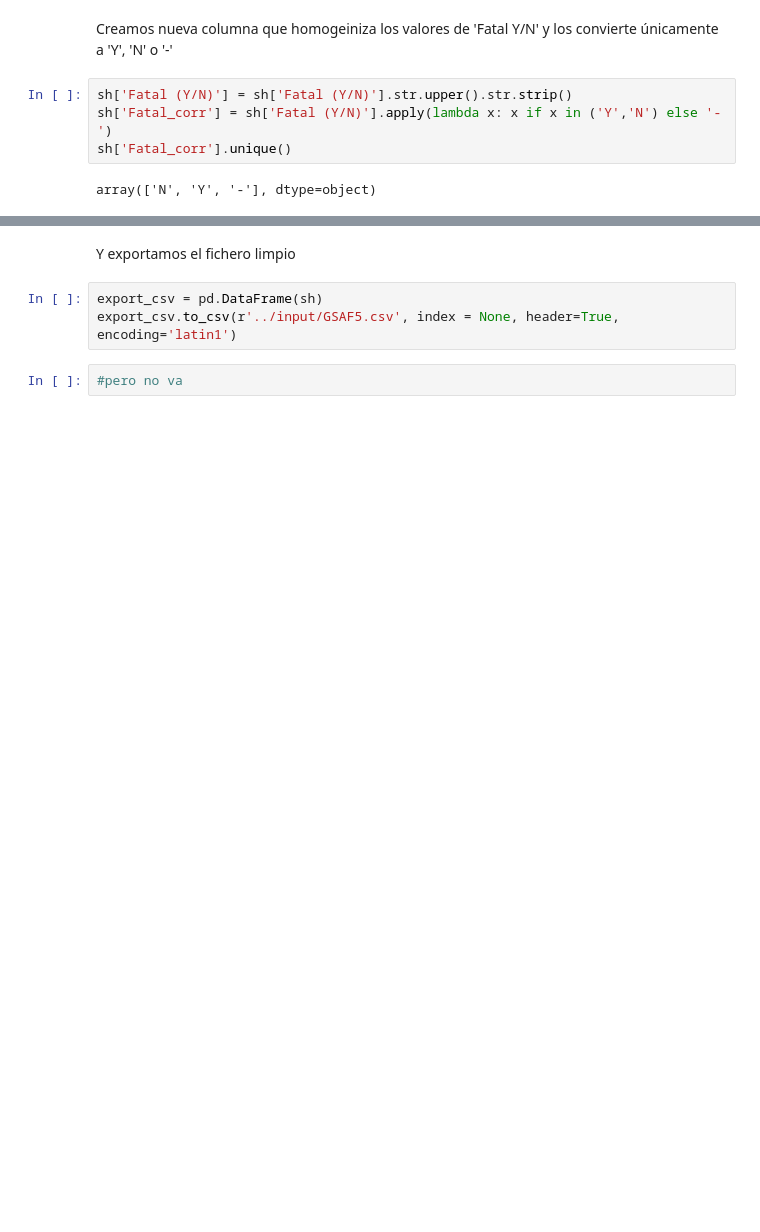
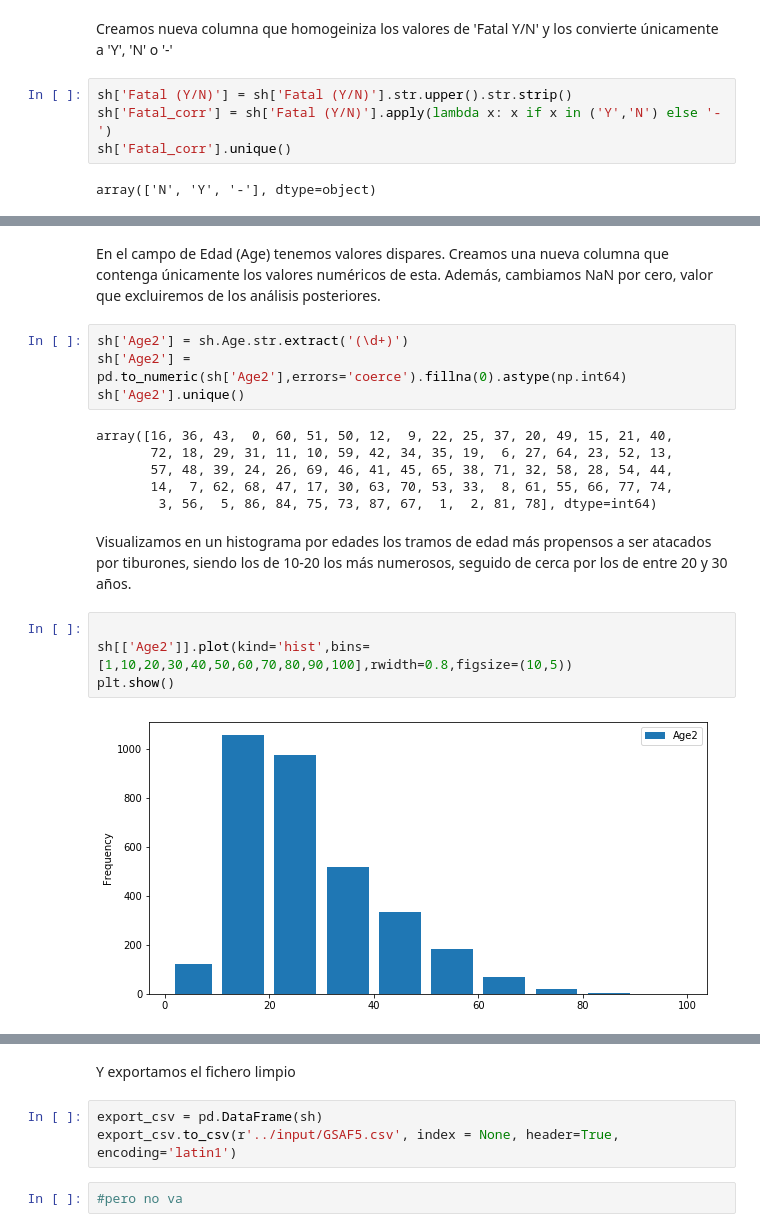
Before and after one commit to SergioGomis/shark-dataset-cleanup, a Jupyter notebook: src/data-cleanup-project.ipynb, the cells around one changed output, grey strips where cells are left out. Saved outputs shown, nothing was run; the diff lists cells and outputs as text; blank space fills up the shorter version.

```diff
--- a/src/data-cleanup-project.ipynb
+++ b/src/data-cleanup-project.ipynb
@@ -232,0 +112,20 @@ array(['N', 'Y', '-'], dtype=object)
+# %% [markdown]
+En el campo de Edad (Age) tenemos valores dispares. Creamos una nueva columna que contenga únicamente los valores numéricos de esta. Además, cambiamos NaN por cero, valor que excluiremos de los análisis posteriores.
+# %%
+sh['Age2'] = sh.Age.str.extract('(\d+)')
+sh['Age2'] = pd.to_numeric(sh['Age2'],errors='coerce').fillna(0).astype(np.int64)
+sh['Age2'].unique()
+# %% [output]
+array([16, 36, 43,  0, 60, 51, 50, 12,  9, 22, 25, 37, 20, 49, 15, 21, 40,
+       72, 18, 29, 31, 11, 10, 59, 42, 34, 35, 19,  6, 27, 64, 23, 52, 13,
+       57, 48, 39, 24, 26, 69, 46, 41, 45, 65, 38, 71, 32, 58, 28, 54, 44,
+       14,  7, 62, 68, 47, 17, 30, 63, 70, 53, 33,  8, 61, 55, 66, 77, 74,
+        3, 56,  5, 86, 84, 75, 73, 87, 67,  1,  2, 81, 78], dtype=int64)
+# %% [markdown]
+Visualizamos en un histograma por edades los tramos de edad más propensos a ser atacados por tiburones, siendo los de 10-20 los más numerosos, seguido de cerca por los de entre 20 y 30 años.
+# %%
+
+sh[['Age2']].plot(kind='hist',bins=[1,10,20,30,40,50,60,70,80,90,100],rwidth=0.8,figsize=(10,5))
+plt.show()
+# %% [output]
+[figure, added]
```
Also changed, not shown: parts of 36 cells of this notebook, 1 other file.
